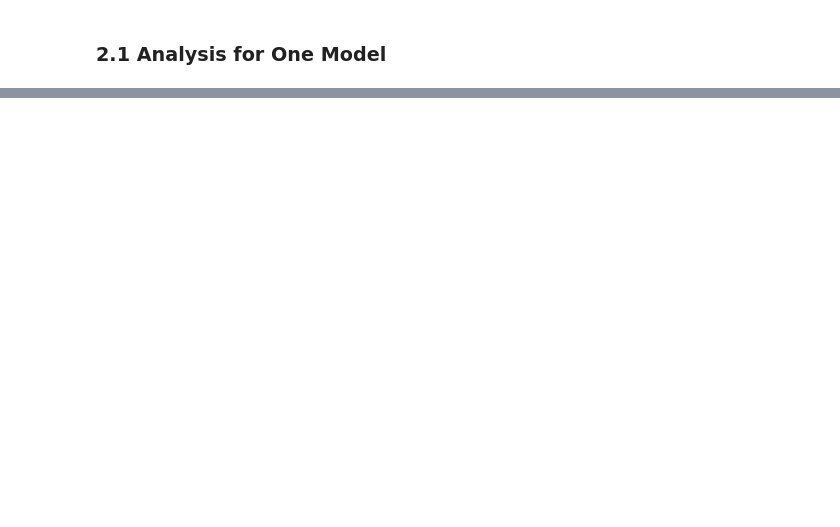
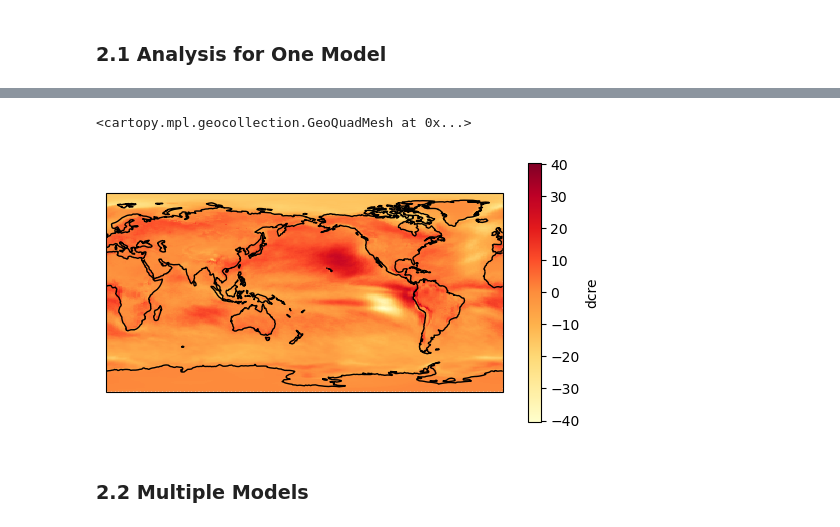
Before and after one commit to jinnayoon/cmip6-tempchangeproj, a Jupyter notebook: regional_TOA_changes.ipynb, the cells around one changed output, grey strips where cells are left out. Saved outputs shown, nothing was run; the diff lists cells and outputs as text; code cells hidden in the pictures; blank space fills up the shorter version.

```diff
--- a/regional_TOA_changes.ipynb
+++ b/regional_TOA_changes.ipynb
@@ -104,0 +203,10 @@ print(source_list_toa_2)
+# %%
+#plot of CRE
+ax = plt.axes(projection = ccrs.PlateCarree(central_longitude = 180))
+ax.coastlines()
+dtoa_cre.dcre.plot(ax=ax, cmap = "YlOrRd", transform = ccrs.PlateCarree(), cbar_kwargs = {"shrink": 0.7})
+# %% [output]
+<cartopy.mpl.geocollection.GeoQuadMesh at 0x...>
+[figure, added]
+# %% [markdown]
+### 2.2 Multiple Models
```
Also changed, not shown: parts of 19 cells of this notebook.
